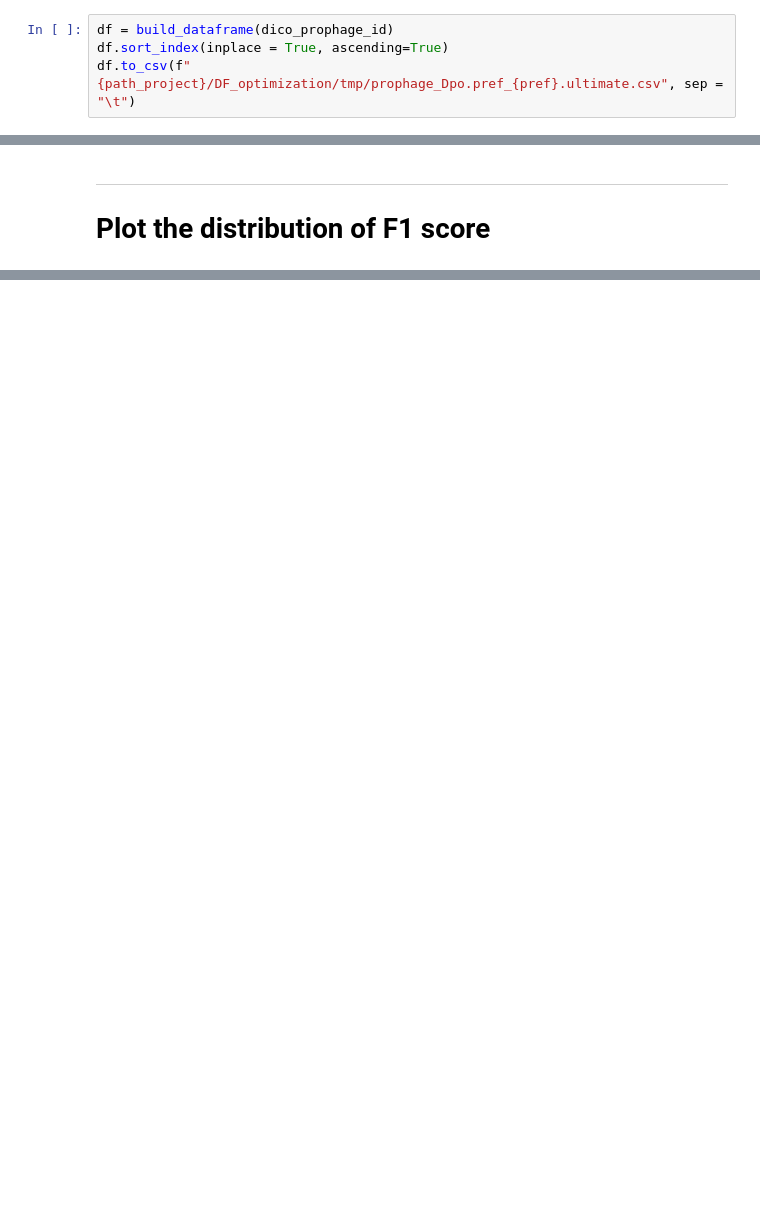
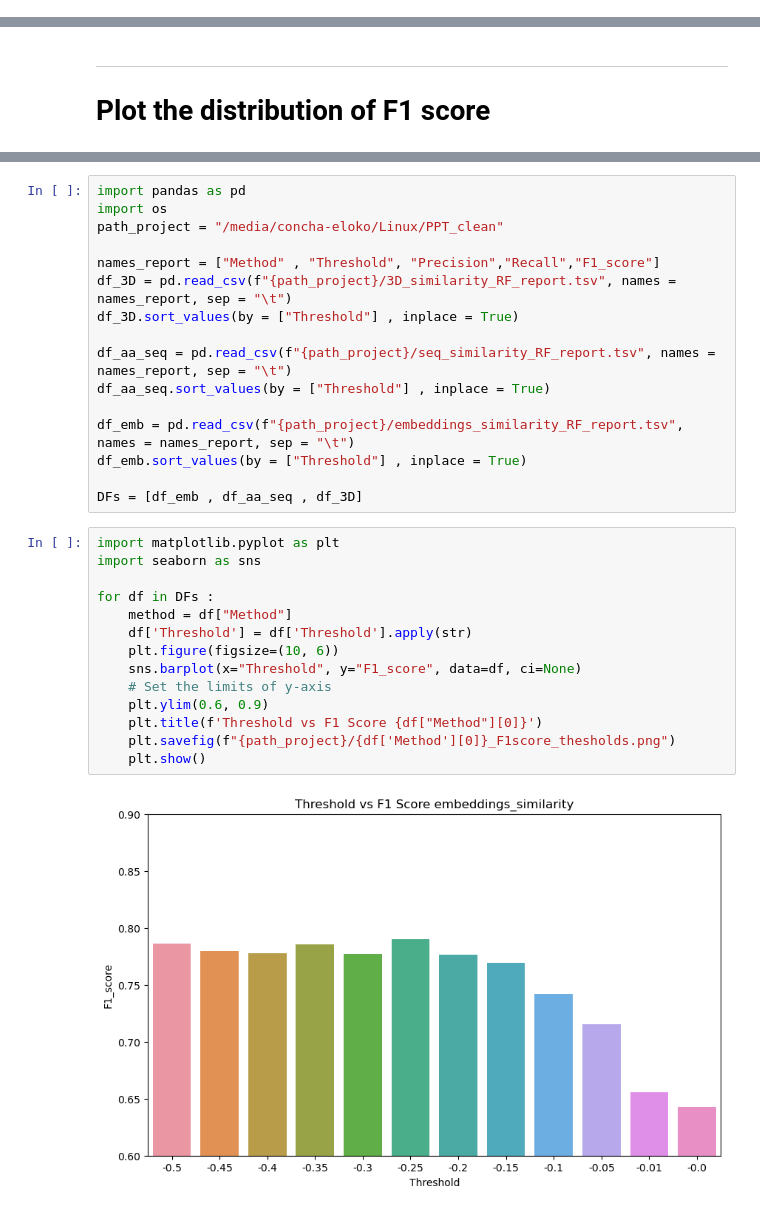
Before and after one commit to conchaeloko/Klebsiella_TropiSEARCH, a Jupyter notebook: scripts/V.MLwork_PT1_Clustering_AP_Rafa.ipynb, the cells around one changed output, grey strips where cells are left out. Drawn from its saved outputs; the diff is of its cells as text; blank space fills up the shorter version.

```diff
--- a/scripts/V.MLwork_PT1_Clustering_AP_Rafa.ipynb
+++ b/scripts/V.MLwork_PT1_Clustering_AP_Rafa.ipynb
@@ -158,4 +0,0 @@ def build_dataframe(dico):
-# %%
-df = build_dataframe(dico_prophage_id)
-df.sort_index(inplace = True, ascending=True)
-df.to_csv(f"{path_project}/DF_optimization/tmp/prophage_Dpo.pref_{pref}.ultimate.csv", sep = "\t")
@@ -355,0 +557,32 @@ df_RF
+# %%
+import pandas as pd
+import os
+path_project = "/media/concha-eloko/Linux/PPT_clean"
+
+names_report = ["Method" , "Threshold", "Precision","Recall","F1_score"]
+df_3D = pd.read_csv(f"{path_project}/3D_similarity_RF_report.tsv", names = names_report, sep = "\t")
+df_3D.sort_values(by = ["Threshold"] , inplace = True)
+
+df_aa_seq = pd.read_csv(f"{path_project}/seq_similarity_RF_report.tsv", names = names_report, sep = "\t")
+df_aa_seq.sort_values(by = ["Threshold"] , inplace = True)
+
+df_emb = pd.read_csv(f"{path_project}/embeddings_similarity_RF_report.tsv", names = names_report, sep = "\t")
+df_emb.sort_values(by = ["Threshold"] , inplace = True)
+
+DFs = [df_emb , df_aa_seq , df_3D]
+# %%
+import matplotlib.pyplot as plt
+import seaborn as sns
+
+for df in DFs :
+    method = df["Method"]
+    df['Threshold'] = df['Threshold'].apply(str)
+    plt.figure(figsize=(10, 6))
+    sns.barplot(x="Threshold", y="F1_score", data=df, ci=None)
+    # Set the limits of y-axis
+    plt.ylim(0.6, 0.9)
+    plt.title(f'Threshold vs F1 Score {df["Method"][0]}')
+    plt.savefig(f"{path_project}/{df['Method'][0]}_F1score_thesholds.png")
+    plt.show()
+# %% [output]
+[figure, added]
```
Also changed, not shown: parts of 86 cells of this notebook, 2 other files.
